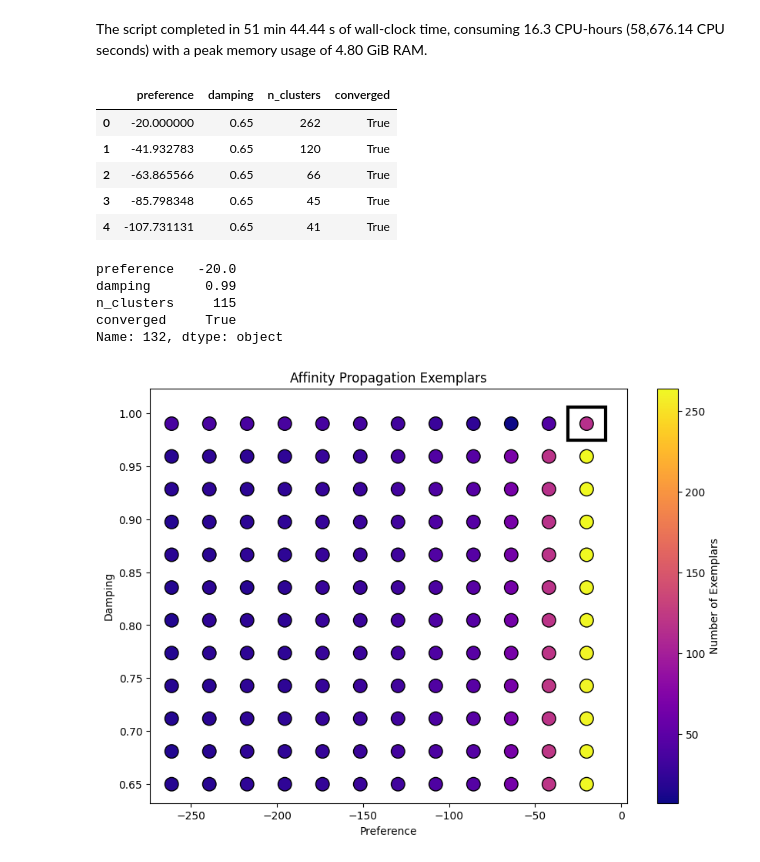
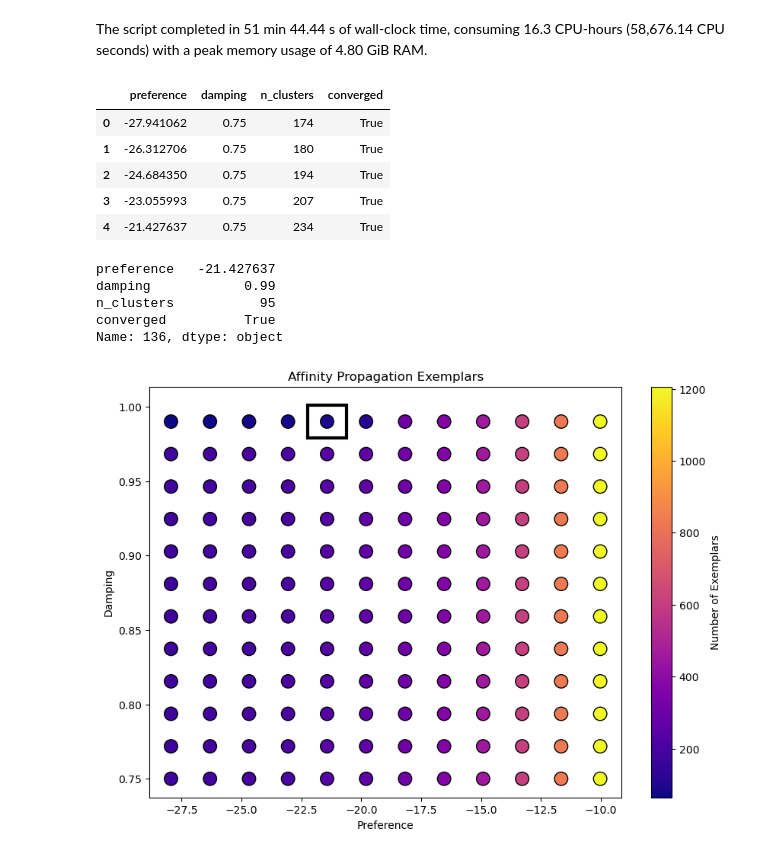
Before and after one commit to cmhinkle/semi_supervised_pulses_BeEST, a Jupyter notebook: notebooks/semisupervised.ipynb, the cells around one changed output. Saved outputs shown, nothing was run; the diff lists cells and outputs as text; code cells hidden in the pictures.

```diff
--- a/notebooks/semisupervised.ipynb
+++ b/notebooks/semisupervised.ipynb
@@ -1266,7 +515,7 @@ The script completed in 1 hr 21 min 29 s of wall-clock time, consuming 24.30 CPU
 # %% [markdown]
 # Old AP analysis
 # %%
-results_df = pd.read_pickle('/data_fast/chinkle/26_ml/apResults/20260803_ap_grid_day16_chan03_10000_20260803.pkl')
+results_df = pd.read_pickle('../data/20260804_ap_grid_day16_chan03_10000_20260803.pkl')
 # %%
 results_df.head()
 # %% [output]
@@ -1381,15 +628,15 @@ results_df_2 = pd.read_pickle('/data_fast/chinkle/26_ml/apResults/20260804_ap_gr
 # %%
-results_df_2.head()
+results_df.head()
 # %% [output]
 |  | preference | damping | n_clusters | converged |
-| 0 | -20.000000 | 0.65 | 262 | True |
-| 1 | -41.932783 | 0.65 | 120 | True |
-| 2 | -63.865566 | 0.65 | 66 | True |
-| 3 | -85.798348 | 0.65 | 45 | True |
-| 4 | -107.731131 | 0.65 | 41 | True |
+| 0 | -27.941062 | 0.75 | 174 | True |
+| 1 | -26.312706 | 0.75 | 180 | True |
+| 2 | -24.684350 | 0.75 | 194 | True |
+| 3 | -23.055993 | 0.75 | 207 | True |
+| 4 | -21.427637 | 0.75 | 234 | True |
 # %%
 target_clusters = 100
-valid_df = results_df_2.dropna(subset=["n_clusters"]).copy()
+valid_df = results_df.dropna(subset=["n_clusters"]).copy()
 best_idx = (
     valid_df["n_clusters"] - target_clusters
 ).abs().idxmin()
@@ -1406,9 +653,9 @@ print(best_point)
 plt.figure(figsize=(10, 7))
 
 sc = plt.scatter(
-    results_df_2["preference"],
-    results_df_2["damping"],
-    c=results_df_2["n_clusters"],
+    results_df["preference"],
+    results_df["damping"],
+    c=results_df["n_clusters"],
     cmap='plasma',
     #norm=mt.colors.LogNorm(),
     s=160,
@@ -1416,38 +663,38 @@ sc = plt.scatter(
 )
 
 plt.colorbar(sc, label='Number of Exemplars')
 
 ax = plt.gca()
 
 # Estimate box size from grid spacing
-pref_step = np.diff(np.sort(results_df_2["preference"].unique())).mean()
-damp_step = np.diff(np.sort(results_df_2["damping"].unique())).mean()
+pref_step = np.diff(np.sort(results_df["preference"].unique())).mean()
+damp_step = np.diff(np.sort(results_df["damping"].unique())).mean()
 
 rect = Rectangle(
     (
         best_pref - pref_step / 2,
         best_damp - damp_step / 2
     ),
     pref_step,
     damp_step,
     fill=False,
     linewidth=3
 )
 
 ax.add_patch(rect)
 
 plt.xlabel('Preference')
 plt.ylabel('Damping')
 plt.title('Affinity Propagation Exemplars')
 
 #plt.savefig('ap_param_sweep.png')
 
 plt.show()
 plt.close()
 # %% [output]
-preference   -20.0
-damping       0.99
-n_clusters     115
-converged     True
-Name: 132, dtype: object
+preference   -21.427637
+damping            0.99
+n_clusters           95
+converged          True
+Name: 136, dtype: object
-[figure, old version]
+[figure, new version]
```
Also changed, not shown: parts of 111 cells of this notebook, 3 other files.
